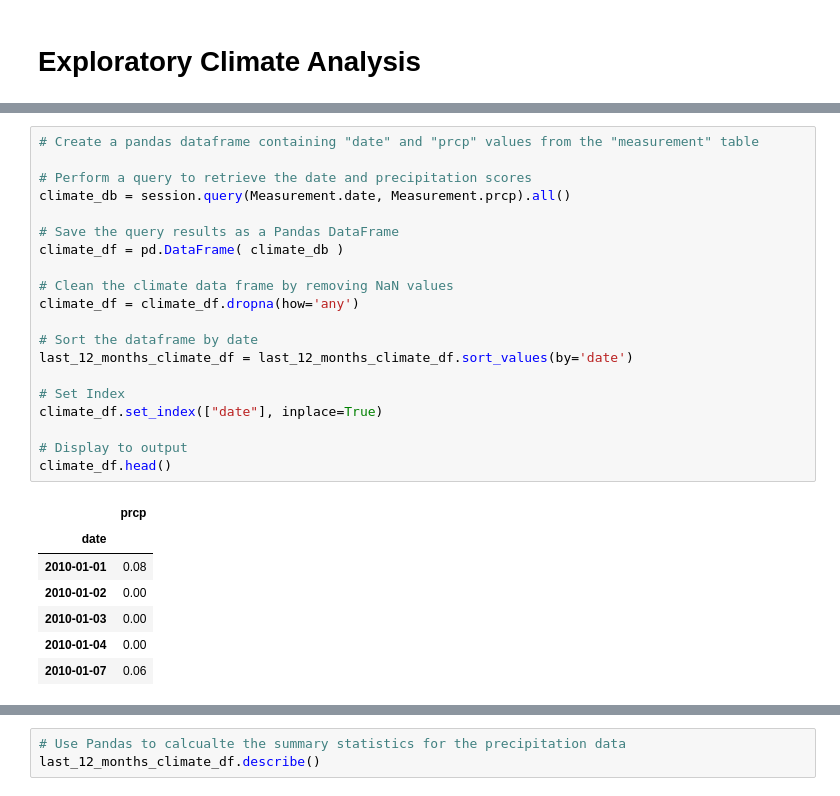
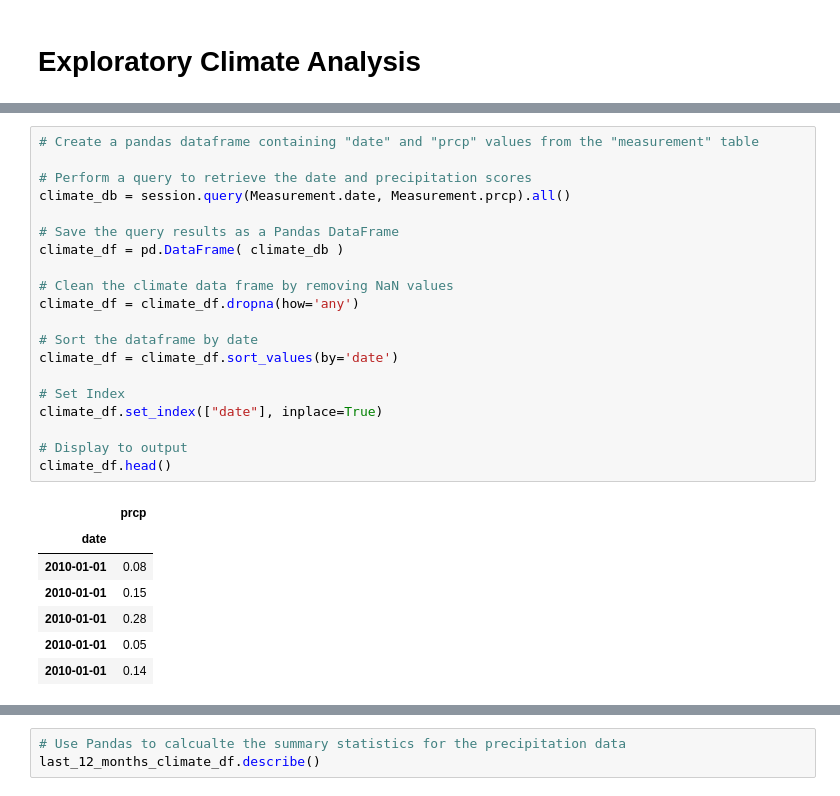
Before and after one commit to anand-sharan/Advanced-Data-Storage-and-Retrieval, a Jupyter notebook: climate_starter.ipynb, the cells around one changed output, grey strips where cells are left out. Cells and saved outputs as stored; diff of their text form.

```diff
--- a/climate_starter.ipynb
+++ b/climate_starter.ipynb
@@ -241,31 +241,31 @@ One year ago date from the last date in the database is (in string format): 2016
 # %%
 # Create a pandas dataframe containing "date" and "prcp" values from the "measurement" table
 
 # Perform a query to retrieve the date and precipitation scores
 climate_db = session.query(Measurement.date, Measurement.prcp).all()
 
 # Save the query results as a Pandas DataFrame
 climate_df = pd.DataFrame( climate_db )
 
 # Clean the climate data frame by removing NaN values
 climate_df = climate_df.dropna(how='any')
 
 # Sort the dataframe by date
-last_12_months_climate_df = last_12_months_climate_df.sort_values(by='date')
+climate_df = climate_df.sort_values(by='date')
 
 # Set Index
 climate_df.set_index(["date"], inplace=True)
 
 # Display to output
 climate_df.head()
 # %% [output]
 |  | prcp |
 | date |  |
 | 2010-01-01 | 0.08 |
-| 2010-01-02 | 0.00 |
-| 2010-01-03 | 0.00 |
-| 2010-01-04 | 0.00 |
-| 2010-01-07 | 0.06 |
+| 2010-01-01 | 0.15 |
+| 2010-01-01 | 0.28 |
+| 2010-01-01 | 0.05 |
+| 2010-01-01 | 0.14 |
 # %%
 # Design a query to retrieve the last 12 months of precipitation data and plot the results
 last_12_months_climate_db = session.query(Measurement.date, Measurement.prcp). \
```
Also changed, not shown: parts of 6 cells of this notebook, 1 other file.
